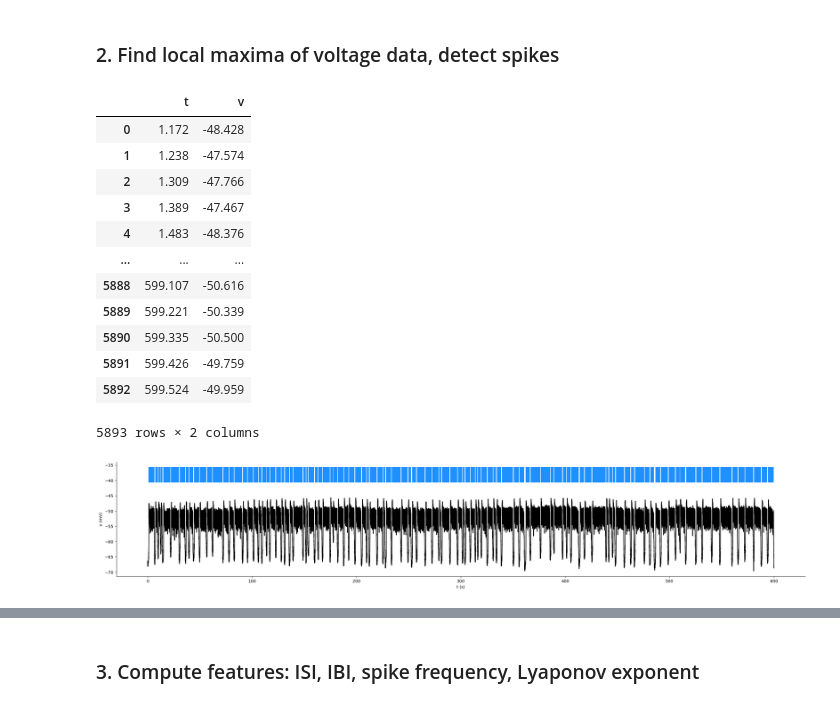
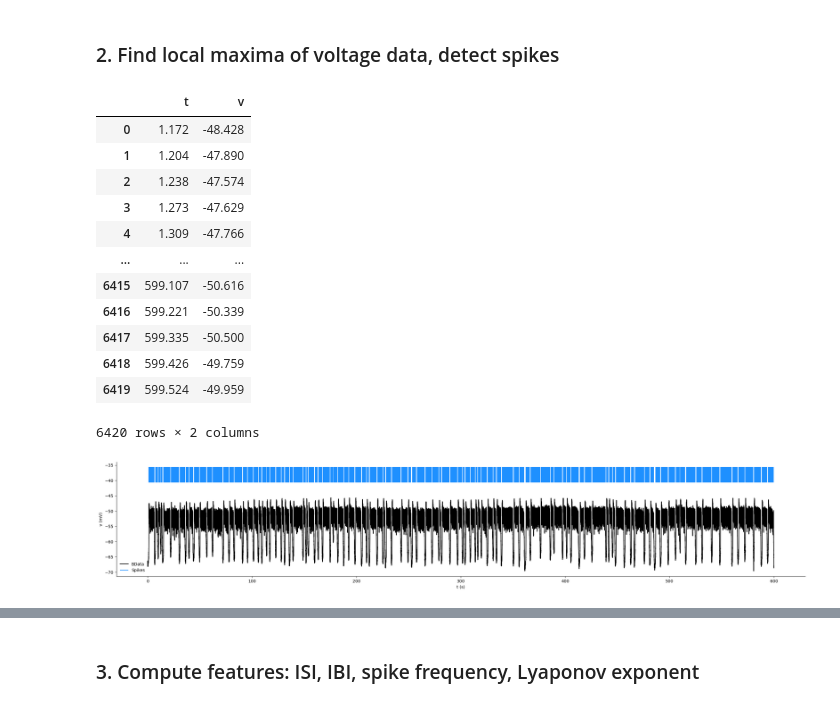
Before and after one commit to ryEllison/chaosInPylo, a Jupyter notebook: main/src/srcNotebook.ipynb, the cells around one changed output, grey strips where cells are left out. Saved outputs shown, nothing was run; the diff lists cells and outputs as text; code cells hidden in the pictures.

```diff
--- a/main/src/srcNotebook.ipynb
+++ b/main/src/srcNotebook.ipynb
@@ -322,9 +323,8 @@ plt.show()
 ##Spike detection via threshold crossings
 #Approximate local maximum (i.e., peaks)
 peaks,_ = find_peaks(x = biolData['v'],
-                     height = biolData['v'].describe()['mean'] + \
-                              biolData['v'].describe()['std'] / 2,
-                     distance = 50)
+                     threshold = -55,
+                     prominence = 2.5)
 
 #Spike detection
 spikes = biolData.loc[biolData \
@@ -337,41 +337,46 @@ spikes
 # %% [output]
 |  | t | v |
 | 0 | 1.172 | -48.428 |
-| 1 | 1.238 | -47.574 |
-| 2 | 1.309 | -47.766 |
-| 3 | 1.389 | -47.467 |
-| 4 | 1.483 | -48.376 |
+| 1 | 1.204 | -47.890 |
+| 2 | 1.238 | -47.574 |
+| 3 | 1.273 | -47.629 |
+| 4 | 1.309 | -47.766 |
 | ... | ... | ... |
-| 5888 | 599.107 | -50.616 |
-| 5889 | 599.221 | -50.339 |
-| 5890 | 599.335 | -50.500 |
-| 5891 | 599.426 | -49.759 |
-| 5892 | 599.524 | -49.959 |
+| 6415 | 599.107 | -50.616 |
+| 6416 | 599.221 | -50.339 |
+| 6417 | 599.335 | -50.500 |
+| 6418 | 599.426 | -49.759 |
+| 6419 | 599.524 | -49.959 |
-5893 rows × 2 columns
+6420 rows × 2 columns
 # %%
 ##Visualization
 #Creation of graphics device
 plt.figure(figsize = (30, 5))
 
 #Plot biologica/model data
 plt.plot(biolData['t'],
          biolData['v'],
          color = 'black',
-         label = 'Biological Data')
+         label = 'BData')
 
 #Plot binary spike train
 plt.vlines(spikes['t'],
            biolData['v'].max() + 5,
            biolData['v'].max() + 10,
            color = 'dodgerblue',
            label = 'Spikes')
 
 #Alter plot attributes
 sbn.despine()
 plt.xlabel('t (s)')
 plt.ylabel('v (mV)')
 
+##Build legend
+#Standard legend with mappable 'labels'
+plt.legend(frameon = False,
+           loc = 'lower left')
+
 #Draw visualization to jupyter
 plt.show()
 # %% [output]
-[figure, old version]
+[figure, new version]
```
Also changed, not shown: parts of 33 cells of this notebook.
